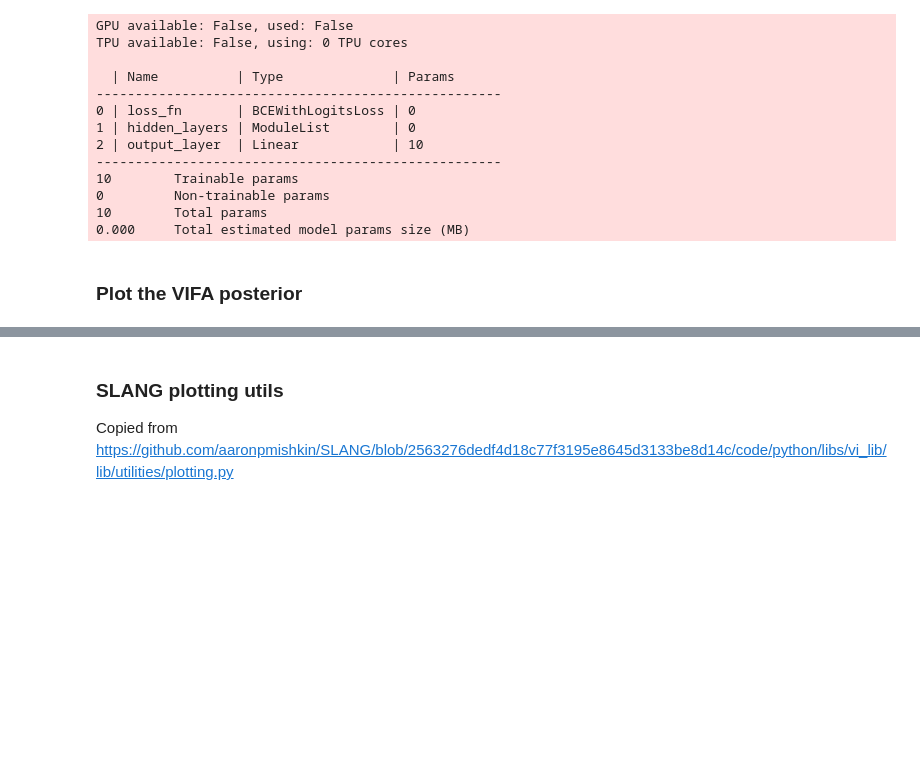
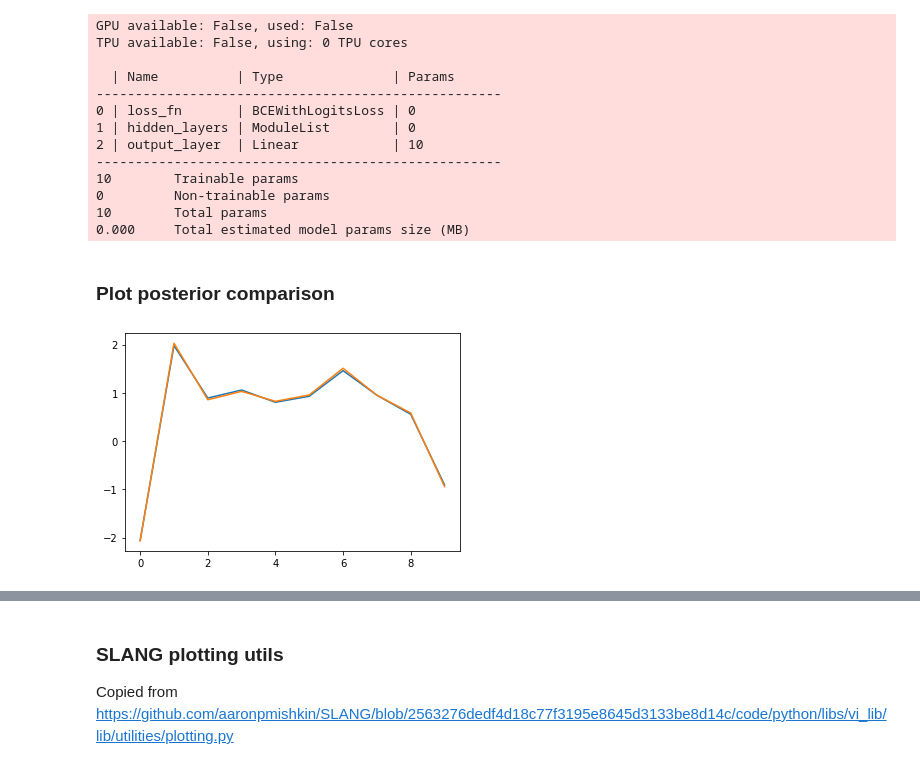
Before and after one commit to ayeright/swafa, a Jupyter notebook: experiments/notebooks/LogisticRegressionUCIDatasets.ipynb, the cells around one changed output, grey strips where cells are left out. Drawn from its saved outputs; the diff is of its cells as text; code cells hidden in the pictures; blank space fills up the shorter version.

Commit message:
use mcmc to approximate posterior

```diff
--- a/experiments/notebooks/LogisticRegressionUCIDatasets.ipynb
+++ b/experiments/notebooks/LogisticRegressionUCIDatasets.ipynb
@@ -35,0 +45,19 @@ torch.Size([341])
+# %%
+feature_names = [f'x{i}' for i in range(X.shape[1])]
+data = pd.DataFrame(X.numpy(), columns=feature_names).assign(y=y.numpy())
+
+formula = 'y ~ 0 + ' + ' + '.join(feature_names)
+
+priors = {
+    x: bmb.priors.Prior(name='Normal', auto_scale=False, mu=0.0, tau=weight_prior_precision)
+    for x in feature_names
+}
+
+blr = bmb.Model(formula, data, family='bernoulli', priors=priors)
+blr_fitted = blr.fit(draws=10000, inference_method='mcmc', random_seed=1)
+
+blr_df = blr_fitted.to_dataframe()
+posterior_samples = blr_df[[('posterior', x) for x in feature_names]].values
+
+mcmc_mean = np.mean(posterior_samples, axis=0)
+mcmc_cov = np.cov(posterior_samples.T)
@@ -97,10 +131,16 @@ TPU available: False, using: 0 TPU cores
 10        Total params
 0.000     Total estimated model params size (MB)
 # %%
-variational_mean = callback.get_variational_mean().numpy()
-variational_covar = callback.get_variational_covariance().numpy()
+vifa_mean = callback.get_variational_mean().numpy()
+vifa_cov = callback.get_variational_covariance().numpy()
 # %% [markdown]
-### Plot the VIFA posterior
+### Plot posterior comparison
+# %%
+plt.plot(mcmc_mean)
+plt.plot(vifa_mean)
+plt.show()
+# %% [output]
+[figure, added]
 # %%
 def plot_covar(covar: np.ndarray):
     covar_ = np.copy(covar)
```
Also changed, not shown: parts of 10 cells of this notebook, 1 other file.
